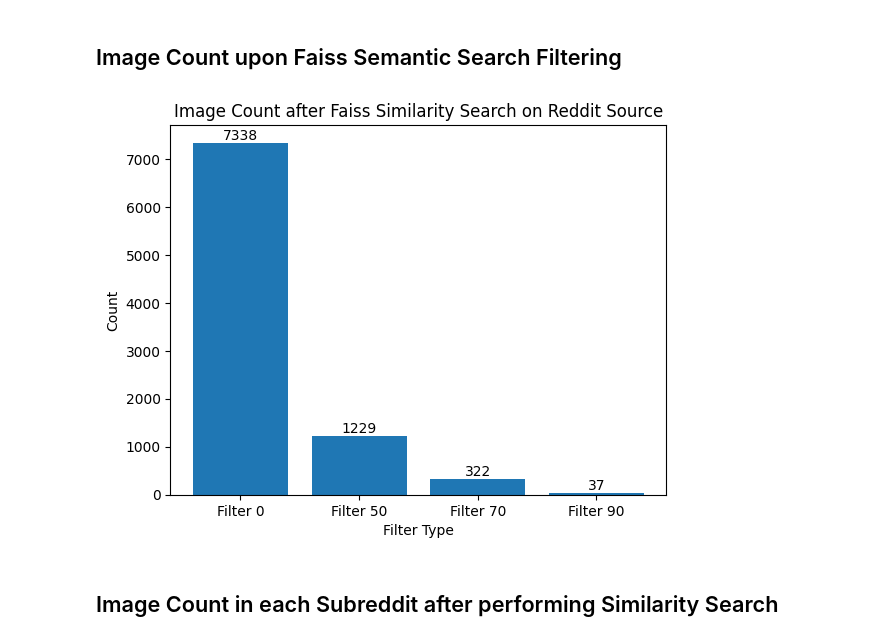
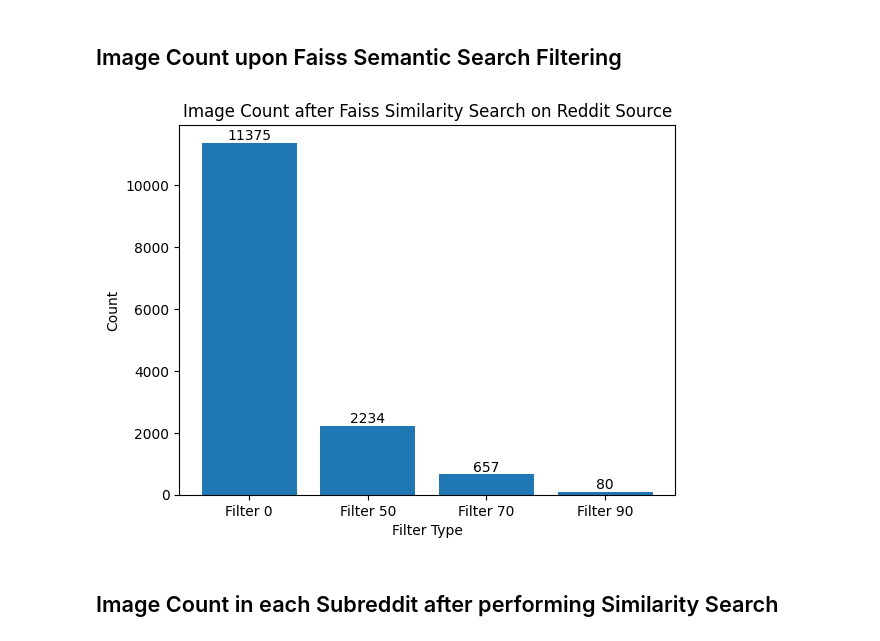
Before and after one commit to usc-isi-i2/social-media-meme-identification, a Jupyter notebook: analysis/data_analysis.ipynb, the cells around one changed output. Cells and saved outputs as stored; diff of their text form; code cells hidden in the pictures.

```diff
--- a/analysis/data_analysis.ipynb
+++ b/analysis/data_analysis.ipynb
@@ -120,13 +124,13 @@ s2s_plot(subreddit, sl0, sl1, 'Meme Count', 'Not a Meme Count', 'Subreddit', 'Co
 ## Image Count upon Faiss Semantic Search Filtering
 # %%
 x = ["Filter 0", "Filter 50", "Filter 70", "Filter 90"]
-df50 = pd.read_csv('filtered_df_50.csv')
-df70 = pd.read_csv('filtered_df_70.csv')
-df90 = pd.read_csv('filtered_df_90.csv')
-y = [7338, len(df50), len(df70), len(df90)]
+df50 = pd.read_csv('../out/filtered_df_50.csv')
+df70 = pd.read_csv('../out/filtered_df_70.csv')
+df90 = pd.read_csv('../out/filtered_df_90.csv')
+y = [11375, len(df50), len(df70), len(df90)]
 basic_bar_plot(x, y, "Filter Type", "Count", "Image Count after Faiss Similarity Search on Reddit Source", rot=0)
 # %% [output]
-[figure, old version]
+[figure, new version]
 # %% [markdown]
 ## Image Count in each Subreddit after performing Similarity Search
 # %%
```
Also changed, not shown: parts of 10 cells of this notebook, 10 other files.
